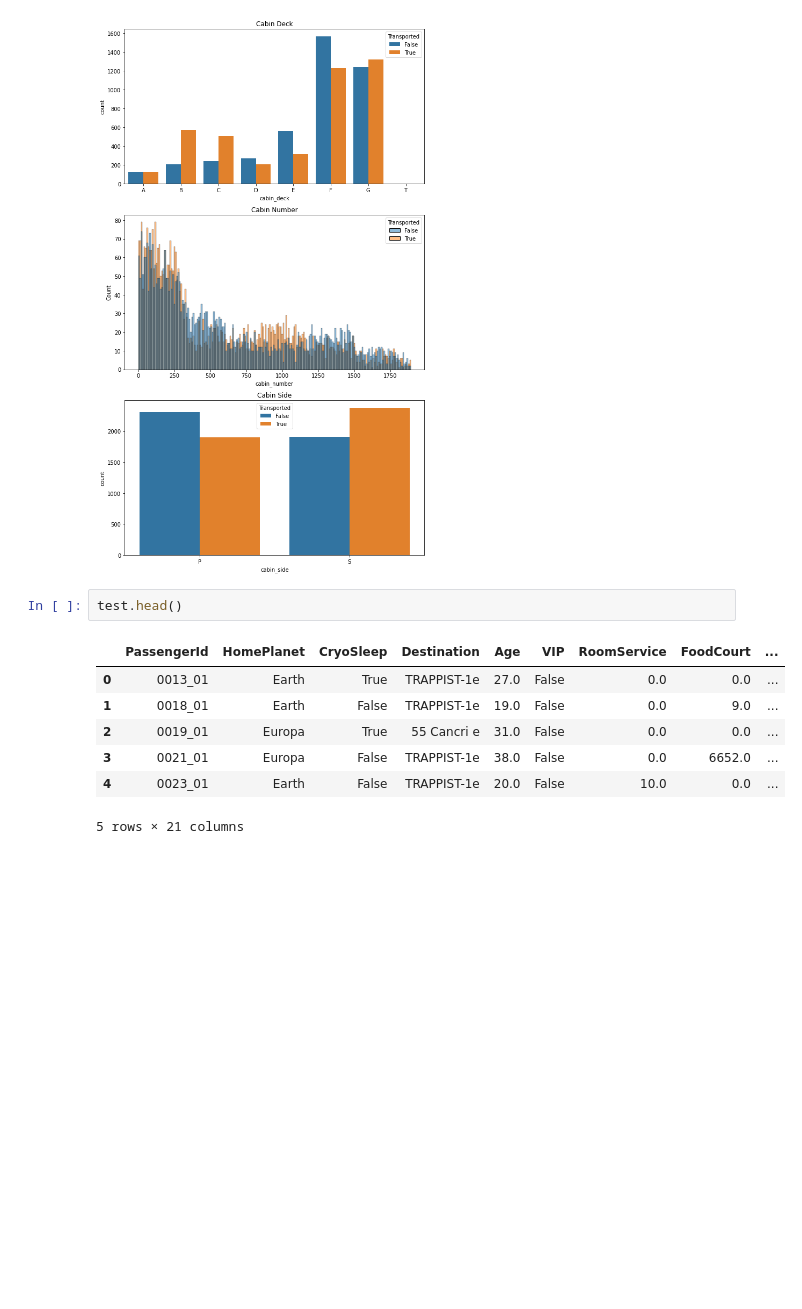
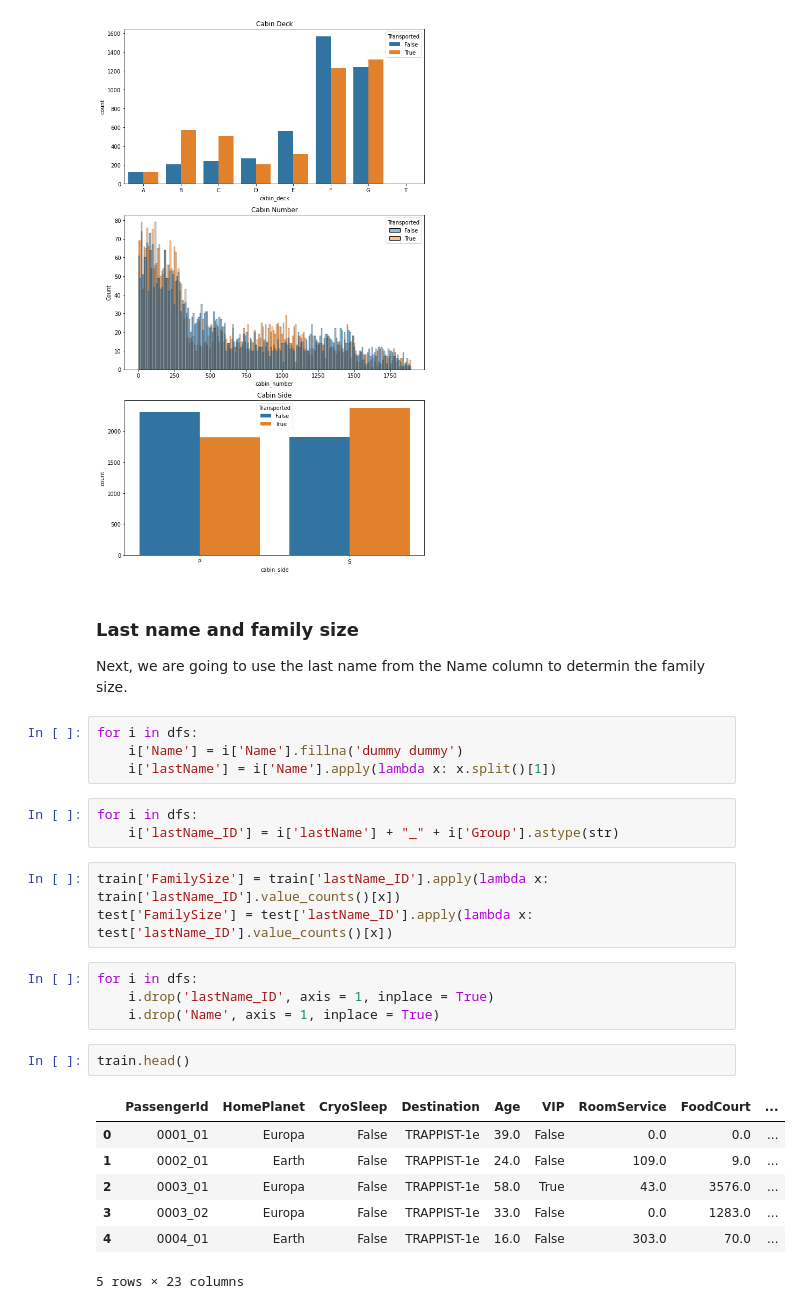
Before and after one commit to danielsaiger1/Data_Analytics, a Jupyter notebook: spaceship-titanic.ipynb, the cells around one changed output. Saved outputs shown, nothing was run; the diff lists cells and outputs as text; blank space fills up the shorter version.

```diff
--- a/spaceship-titanic.ipynb
+++ b/spaceship-titanic.ipynb
@@ -491,13 +491,31 @@ sns.countplot(data = train, x = "cabin_side", hue = "Transported")
 # %% [output]
 <AxesSubplot:title={'center':'Cabin Side'}, xlabel='cabin_side', ylabel='count'>
 [figure]
+# %% [markdown]
+### Last name and family size
+
+Next, we are going to use the last name from the Name column to determin the family size.
+# %%
+for i in dfs:
+    i['Name'] = i['Name'].fillna('dummy dummy')
+    i['lastName'] = i['Name'].apply(lambda x: x.split()[1])
+# %%
+for i in dfs:
+    i['lastName_ID'] = i['lastName'] + "_" + i['Group'].astype(str)
+# %%
+train['FamilySize'] = train['lastName_ID'].apply(lambda x: train['lastName_ID'].value_counts()[x])
+test['FamilySize'] = test['lastName_ID'].apply(lambda x: test['lastName_ID'].value_counts()[x])
+# %%
+for i in dfs:
+    i.drop('lastName_ID', axis = 1, inplace = True)
+    i.drop('Name', axis = 1, inplace = True)
 # %%
-test.head()
+train.head()
 # %% [output]
 |  | PassengerId | HomePlanet | CryoSleep | Destination | Age | VIP | RoomService | FoodCourt | ... |
-| 0 | 0013_01 | Earth | True | TRAPPIST-1e | 27.0 | False | 0.0 | 0.0 | ... |
-| 1 | 0018_01 | Earth | False | TRAPPIST-1e | 19.0 | False | 0.0 | 9.0 | ... |
-| 2 | 0019_01 | Europa | True | 55 Cancri e | 31.0 | False | 0.0 | 0.0 | ... |
-| 3 | 0021_01 | Europa | False | TRAPPIST-1e | 38.0 | False | 0.0 | 6652.0 | ... |
-| 4 | 0023_01 | Earth | False | TRAPPIST-1e | 20.0 | False | 10.0 | 0.0 | ... |
+| 0 | 0001_01 | Europa | False | TRAPPIST-1e | 39.0 | False | 0.0 | 0.0 | ... |
+| 1 | 0002_01 | Earth | False | TRAPPIST-1e | 24.0 | False | 109.0 | 9.0 | ... |
+| 2 | 0003_01 | Europa | False | TRAPPIST-1e | 58.0 | True | 43.0 | 3576.0 | ... |
+| 3 | 0003_02 | Europa | False | TRAPPIST-1e | 33.0 | False | 0.0 | 1283.0 | ... |
+| 4 | 0004_01 | Earth | False | TRAPPIST-1e | 16.0 | False | 303.0 | 70.0 | ... |
-5 rows × 21 columns
+5 rows × 23 columns
```
